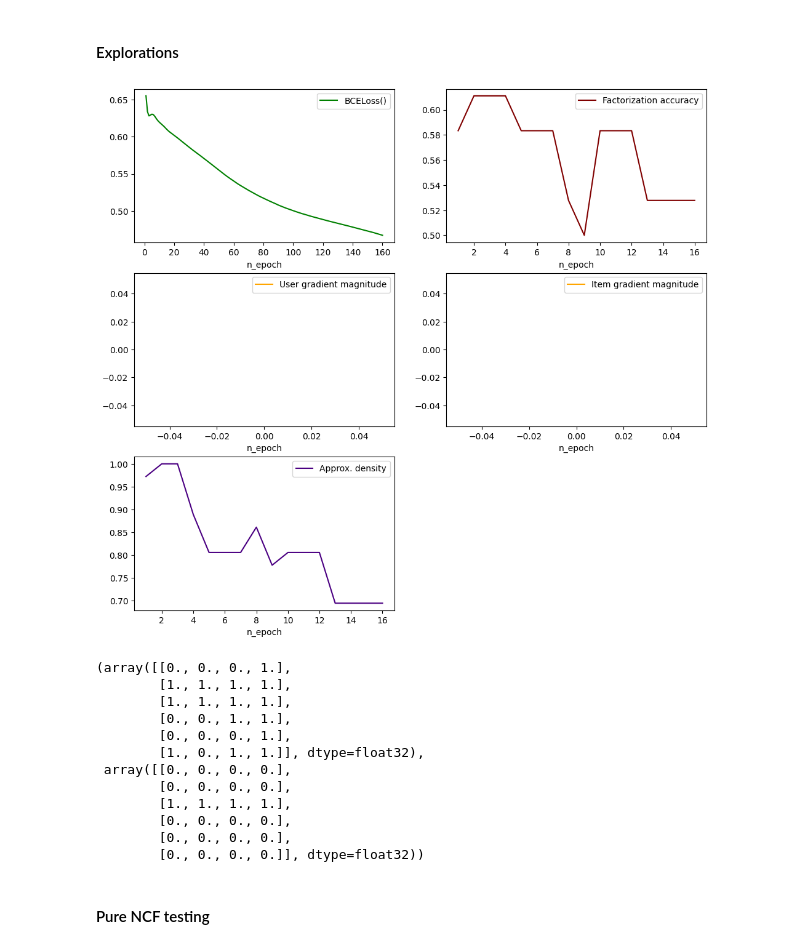
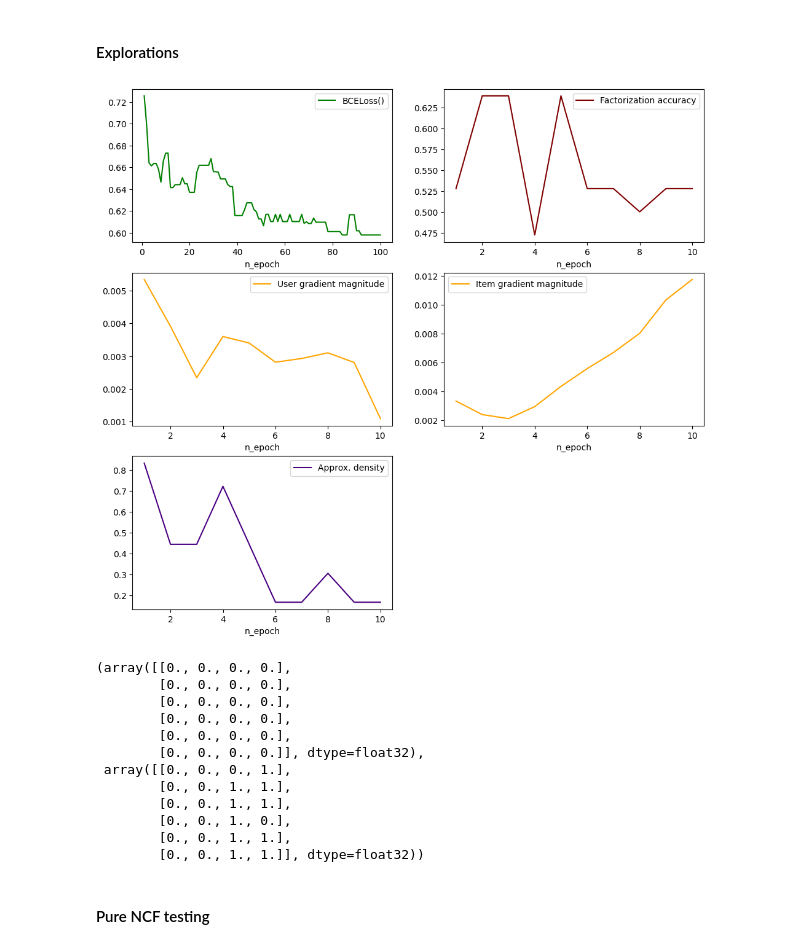
Before and after one commit to RuslanGreenhead/BMF, a Jupyter notebook: bmf/notebooks/neural_experiments_2.ipynb, the cells around one changed output. Cells and saved outputs as stored; diff of their text form; code cells hidden in the pictures.

```diff
--- a/bmf/notebooks/neural_experiments_2.ipynb
+++ b/bmf/notebooks/neural_experiments_2.ipynb
@@ -60,9 +61,9 @@ def train_over_matrix(matrix, model, criterion, optimizer,
             optimizer.zero_grad()
             train_loss = criterion(model_output, target)
             train_loss.backward()
-            # if epoch % 20 == 0:
-            #     user_emb_grads.append(torch.norm(list(model.parameters())[0].grad))
-            #     item_emb_grads.append(torch.norm(list(model.parameters())[1].grad))
+            if (epoch % 10 == 0) and (i == 1):
+                user_emb_grads.append(torch.norm(list(model.parameters())[0].grad))
+                item_emb_grads.append(torch.norm(list(model.parameters())[1].grad))
             optimizer.step()
             losses_per_batch.append(train_loss.detach().numpy())
 
@@ -216,6 +217,7 @@ class BMFLarge_dev(nn.Module):
 
         self.sigm = nn.Sigmoid()
         self.relu = nn.ReLU()
+        self.binarize = bm.SignActivation
 
         if output_act == "shifted_sigmoid":
             self.output_act = lambda prod: bm.shifted_sigmoid(torch.sum(prod, axis=1))
@@ -237,11 +239,11 @@ class BMFLarge_dev(nn.Module):
         items = x[:, 1]    # -> (b_size)
 
         user_vectors = self.relu((self.user_linear_1(self.sigm(self.user_embedding(users)))))     # -> (b_size, emb_dim)
-        # user_vectors = (bm.binarized(self.user_linear_2(user_vectors)) + 1) / 2        # -> (b_size, emb_dim)
-        user_vectors = (torch.tanh(self.user_linear_2(user_vectors)) + 1) / 2
+        user_vectors = self.sigm(self.binarize.apply(self.user_linear_2(user_vectors)))       # -> (b_size, emb_dim)
+        # user_vectors = (torch.tanh(self.user_linear_2(user_vectors)) + 1) / 2
         item_vectors = self.relu((self.item_linear_1(self.sigm(self.item_embedding(items)))))       # -> (b_size, emb_dim)
-        # item_vectors = (bm.binarized(self.item_linear_2(item_vectors)) + 1) / 2        # -> (b_size, emb_dim)
-        item_vectors = (torch.tanh(self.item_linear_2(item_vectors)) + 1) / 2
+        item_vectors = self.sigm(self.binarize.apply(self.item_linear_2(item_vectors)))        # -> (b_size, emb_dim)
+        # item_vectors = (torch.tanh(self.item_linear_2(item_vectors)) + 1) / 2
 
         prod = torch.mul(user_vectors, item_vectors)                                   # -> (b_size)
         res = self.output_act(prod)                                                    # -> (b_size)
@@ -286,8 +288,8 @@ model = BMFLarge_dev(
     embedding_dim=emb_size,
     hidden_dim=64,
     init_weights=False,
-    output_act="shifted_tanh",
-    tanh_coef=3
+    output_act="shifted_sigmoid",
+    tanh_coef=4
 )
 
 # criterion = nn.MSELoss()
@@ -296,29 +298,29 @@ optimizer = torch.optim.Adam(model.parameters())
 # %%
 output = train_over_matrix(
     matrix=matrix,
     model=model,
     criterion=criterion,
     optimizer=optimizer,
-    batch_size=32, n_epochs=160,
+    batch_size=32, n_epochs=100,
     draw_plots=True
 )
 # %% [output]
-[figure, old version]
+[figure, new version]
 # %%
 model.get_factors()
 # %% [output]
-(array([[0., 0., 0., 1.],
-        [1., 1., 1., 1.],
-        [1., 1., 1., 1.],
-        [0., 0., 1., 1.],
-        [0., 0., 0., 1.],
-        [1., 0., 1., 1.]], dtype=float32),
- array([[0., 0., 0., 0.],
-        [0., 0., 0., 0.],
-        [1., 1., 1., 1.],
+(array([[0., 0., 0., 0.],
         [0., 0., 0., 0.],
         [0., 0., 0., 0.],
-        [0., 0., 0., 0.]], dtype=float32))
+        [0., 0., 0., 0.],
+        [0., 0., 0., 0.],
+        [0., 0., 0., 0.]], dtype=float32),
+ array([[0., 0., 0., 1.],
+        [0., 0., 1., 1.],
+        [0., 0., 1., 1.],
+        [0., 0., 1., 0.],
+        [0., 0., 1., 1.],
+        [0., 0., 1., 1.]], dtype=float32))
 # %% [markdown]
 #### Pure NCF testing
 # %%
```
Also changed, not shown: parts of 1 cell of this notebook, 2 other files.
